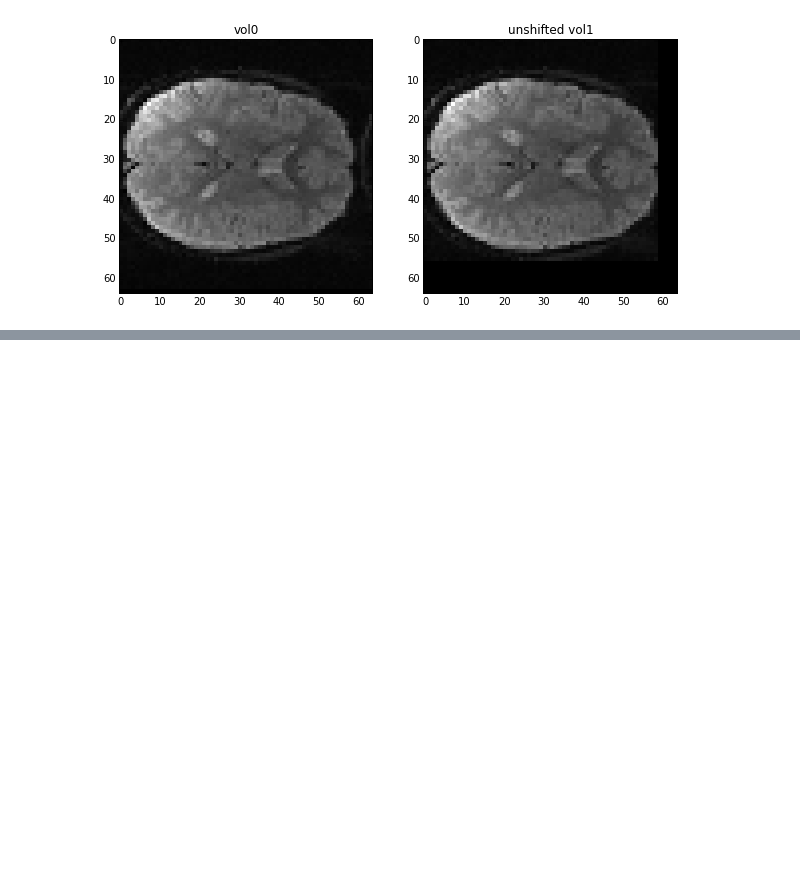
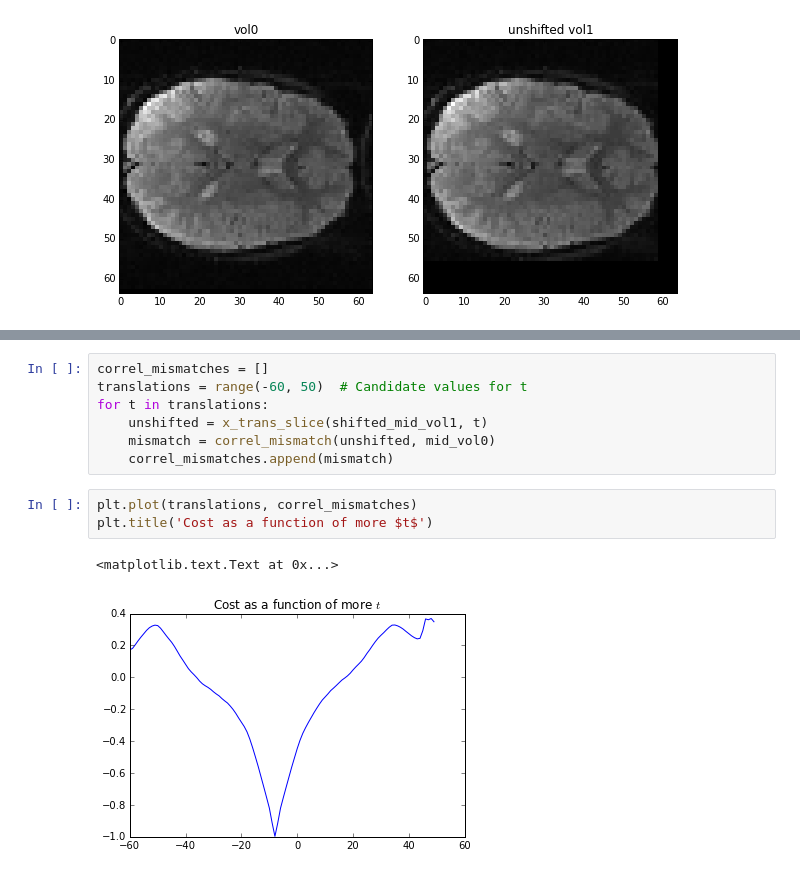
Before and after one commit to practical-neuroimaging/pna2015, a Jupyter notebook: day9/optimizing_space.ipynb, the cells around one changed output, grey strips where cells are left out. Drawn from its saved outputs; the diff is of its cells as text; blank space fills up the shorter version.

```diff
--- a/day9/optimizing_space.ipynb
+++ b/day9/optimizing_space.ipynb
@@ -477,0 +499,13 @@ axes[1].set_title('unshifted vol1')
+# %%
+correl_mismatches = []
+translations = range(-60, 50)  # Candidate values for t
+for t in translations:
+    unshifted = x_trans_slice(shifted_mid_vol1, t)
+    mismatch = correl_mismatch(unshifted, mid_vol0)
+    correl_mismatches.append(mismatch)
+# %%
+plt.plot(translations, correl_mismatches)
+plt.title('Cost as a function of more $t$')
+# %% [output]
+<matplotlib.text.Text at 0x...>
+[figure, added]
```
Also changed, not shown: parts of 12 cells of this notebook.
